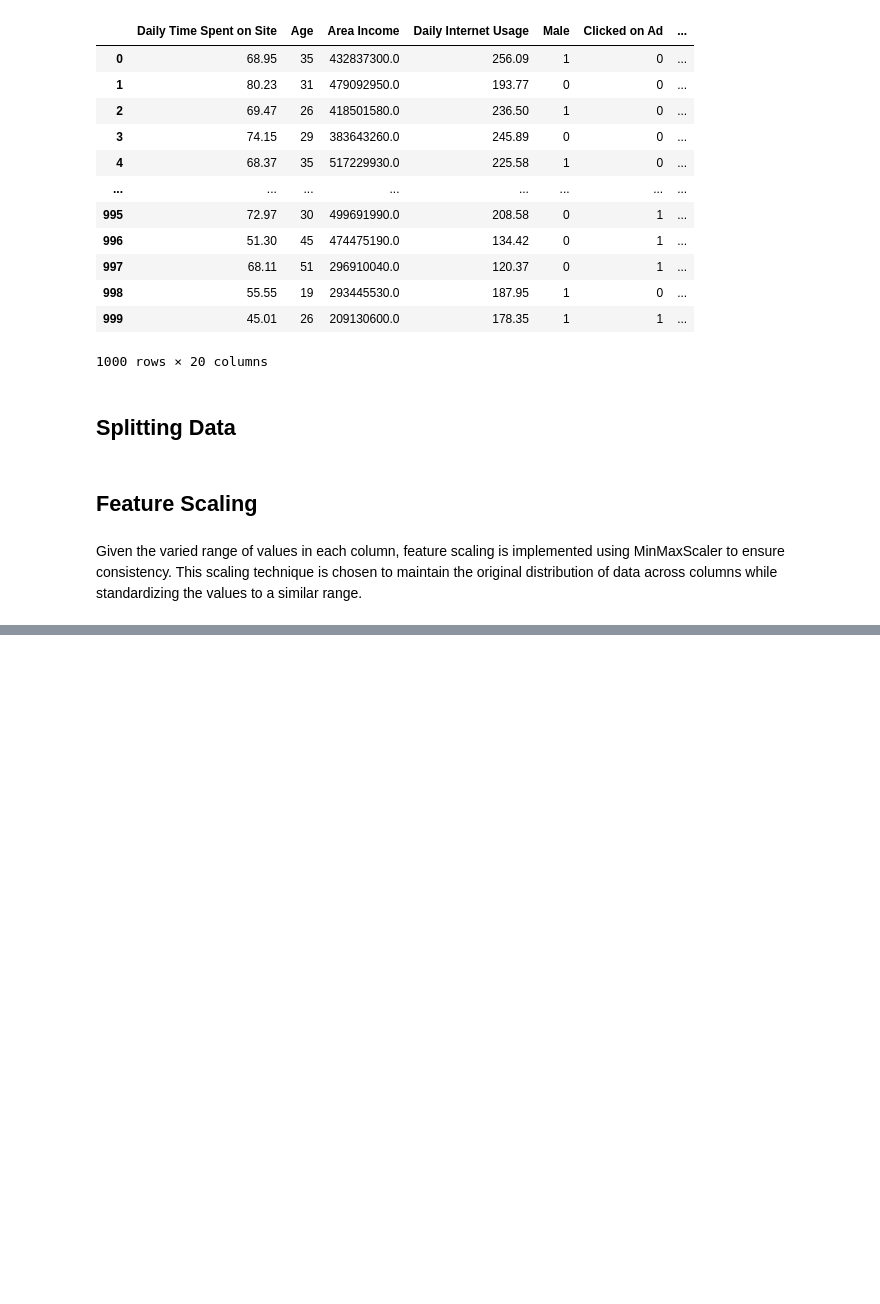
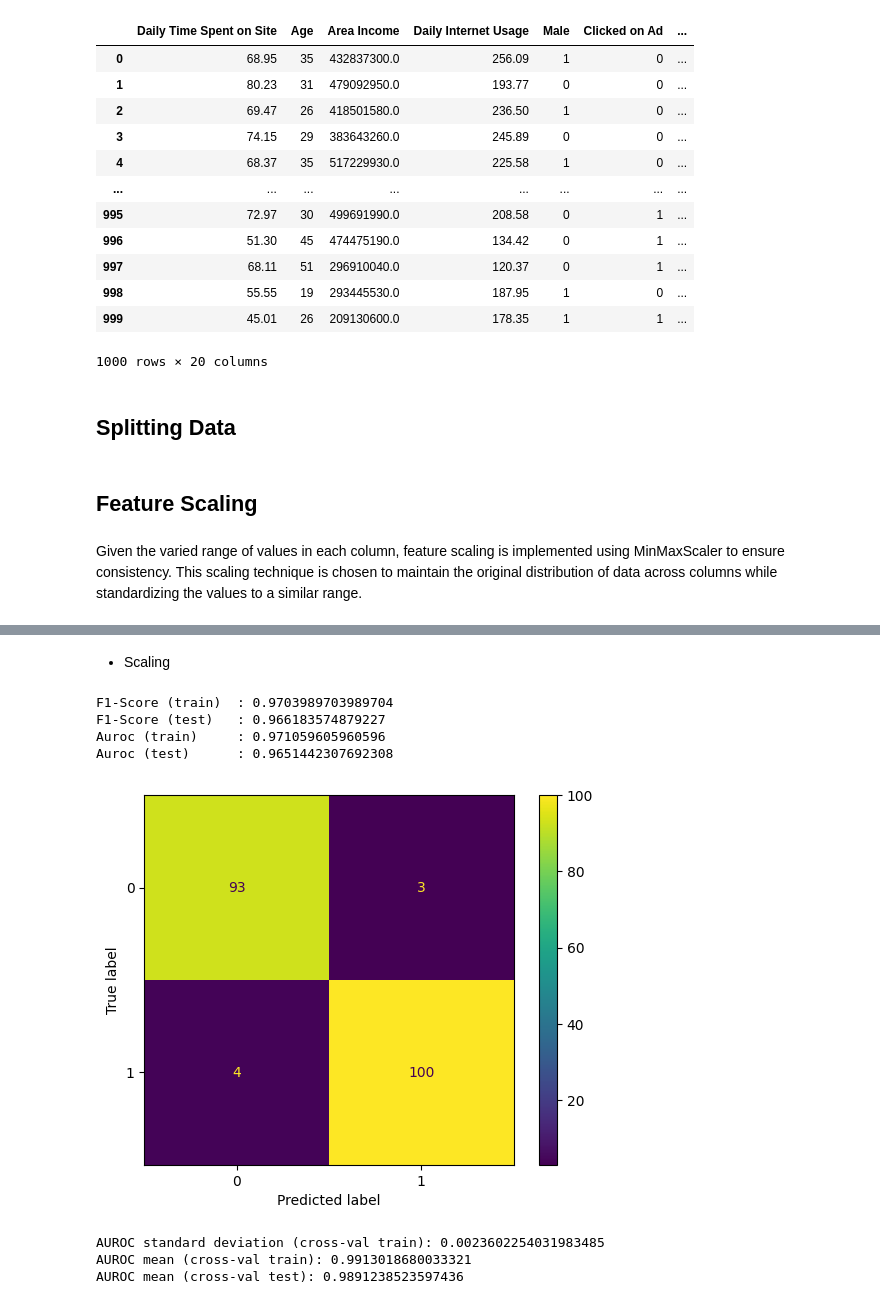
Before and after one commit to kevinusmayadhy/Predict-Customer-Clicked-Ads-Classification-by-Using-Machine-Learning, a Jupyter notebook: Code - Predict Customer Clicked Ads Classification by Using Machine Learning.ipynb, the cells around one changed output, grey strips where cells are left out. Saved outputs shown, nothing was run; the diff lists cells and outputs as text; code cells hidden in the pictures; blank space fills up the shorter version.

```diff
--- a/Code - Predict Customer Clicked Ads Classification by Using Machine Learning.ipynb
+++ b/Code - Predict Customer Clicked Ads Classification by Using Machine Learning.ipynb
@@ -663,0 +729,16 @@ for i in feature_name:
+# %% [markdown]
+- Scaling
+# %%
+logistic_scaling, result_train_logistic_scaling, result_test_logistic_scaling = train_model(LogisticRegression(random_state=31), X_train_scaling, X_test_scaling, y_train, y_test)
+# %% [output]
+F1-Score (train)  : 0.9703989703989704
+F1-Score (test)   : 0.966183574879227
+Auroc (train)     : 0.971059605960596
+Auroc (test)      : 0.9651442307692308
+[figure, added]
+# %%
+crossval(logistic_scaling, X_train_scaling, y_train)
+# %% [output]
+AUROC standard deviation (cross-val train): 0.0023602254031983485
+AUROC mean (cross-val train): 0.9913018680033321
+AUROC mean (cross-val test): 0.9891238523597436
```
Also changed, not shown: parts of 55 cells of this notebook.
